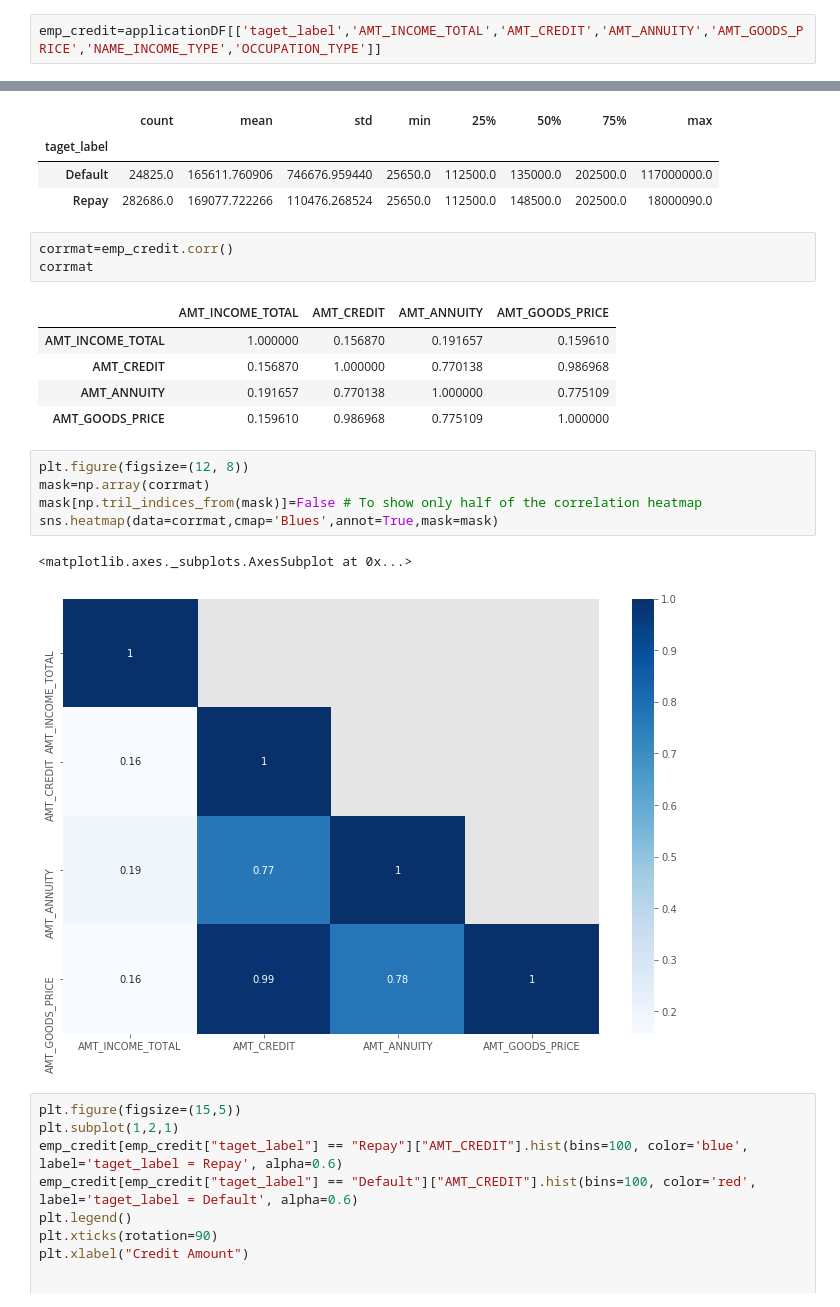
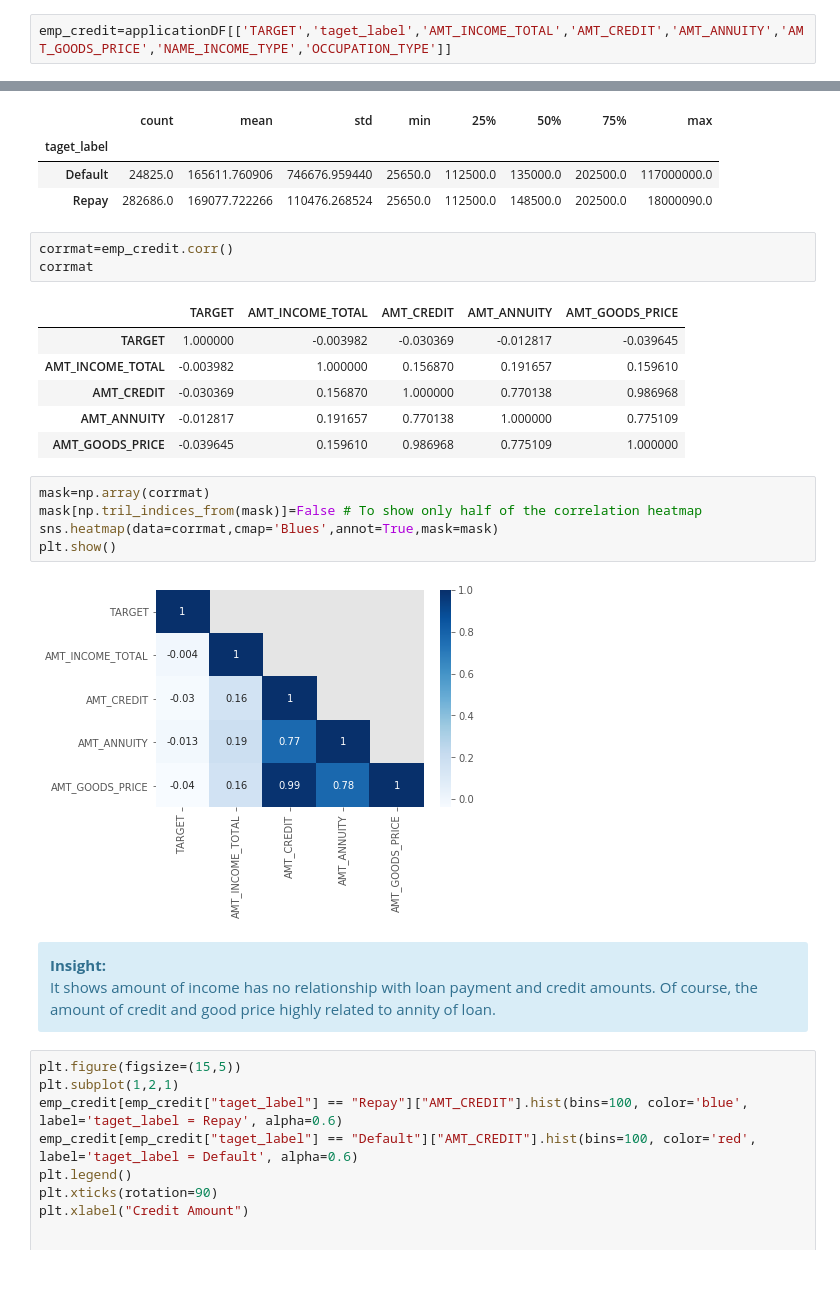
Before and after one commit to sunny0103/personal_project_kaggle, a Jupyter notebook: bank_loan/bank Loan EDA.ipynb, the cells around one changed output, grey strips where cells are left out. Cells and saved outputs as stored; diff of their text form; blank space fills up the shorter version.

```diff
--- a/bank_loan/bank Loan EDA.ipynb
+++ b/bank_loan/bank Loan EDA.ipynb
@@ -422,7 +430,7 @@ plt.show()
 # %% [markdown]
 ### Credit
 # %%
-emp_credit=applicationDF[['taget_label','AMT_INCOME_TOTAL','AMT_CREDIT','AMT_ANNUITY','AMT_GOODS_PRICE','NAME_INCOME_TYPE','OCCUPATION_TYPE']]
+emp_credit=applicationDF[['TARGET','taget_label','AMT_INCOME_TOTAL','AMT_CREDIT','AMT_ANNUITY','AMT_GOODS_PRICE','NAME_INCOME_TYPE','OCCUPATION_TYPE']]
 # %%
 emp_credit.groupby(by='taget_label')['AMT_INCOME_TOTAL'].describe()
 # %% [output]
@@ -434,19 +442,23 @@ emp_credit.groupby(by='taget_label')['AMT_INCOME_TOTAL'].describe()
 corrmat=emp_credit.corr()
 corrmat
 # %% [output]
-|  | AMT_INCOME_TOTAL | AMT_CREDIT | AMT_ANNUITY | AMT_GOODS_PRICE |
-| AMT_INCOME_TOTAL | 1.000000 | 0.156870 | 0.191657 | 0.159610 |
-| AMT_CREDIT | 0.156870 | 1.000000 | 0.770138 | 0.986968 |
-| AMT_ANNUITY | 0.191657 | 0.770138 | 1.000000 | 0.775109 |
-| AMT_GOODS_PRICE | 0.159610 | 0.986968 | 0.775109 | 1.000000 |
+|  | TARGET | AMT_INCOME_TOTAL | AMT_CREDIT | AMT_ANNUITY | AMT_GOODS_PRICE |
+| TARGET | 1.000000 | -0.003982 | -0.030369 | -0.012817 | -0.039645 |
+| AMT_INCOME_TOTAL | -0.003982 | 1.000000 | 0.156870 | 0.191657 | 0.159610 |
+| AMT_CREDIT | -0.030369 | 0.156870 | 1.000000 | 0.770138 | 0.986968 |
+| AMT_ANNUITY | -0.012817 | 0.191657 | 0.770138 | 1.000000 | 0.775109 |
+| AMT_GOODS_PRICE | -0.039645 | 0.159610 | 0.986968 | 0.775109 | 1.000000 |
 # %%
-plt.figure(figsize=(12, 8))
 mask=np.array(corrmat)
 mask[np.tril_indices_from(mask)]=False # To show only half of the correlation heatmap
 sns.heatmap(data=corrmat,cmap='Blues',annot=True,mask=mask)
+plt.show()
 # %% [output]
-<matplotlib.axes._subplots.AxesSubplot at 0x...>
-[figure, old version]
+[figure, new version]
+# %% [markdown]
+<div class="alert alert-block alert-info">
+<b>Insight:</b> <br> It shows amount of income has no relationship with loan payment and credit amounts. Of course, the amount of credit and good price highly related to annity of loan.
+</div>
 # %%
 plt.figure(figsize=(15,5))
 plt.subplot(1,2,1)
```
Also changed, not shown: parts of 8 cells of this notebook.
